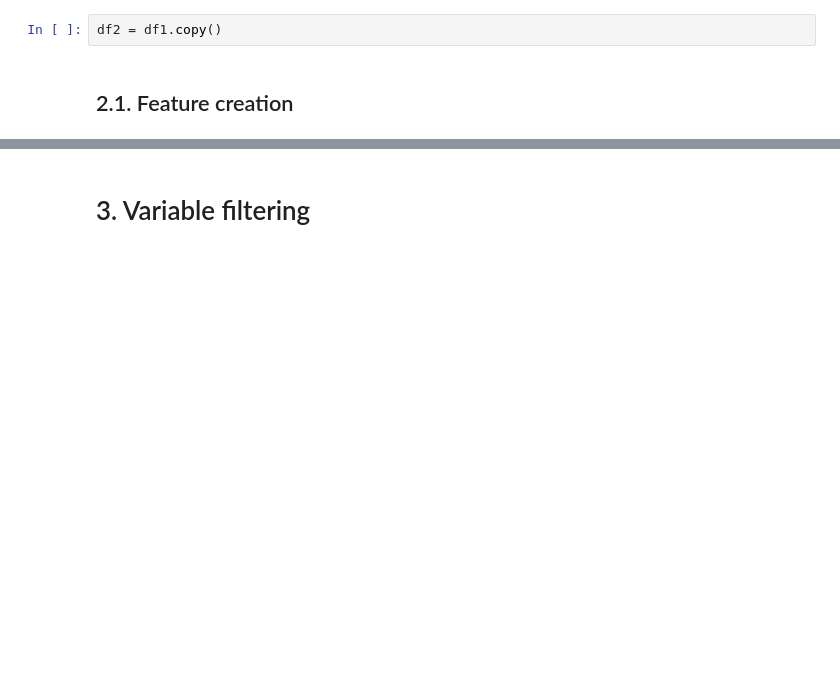
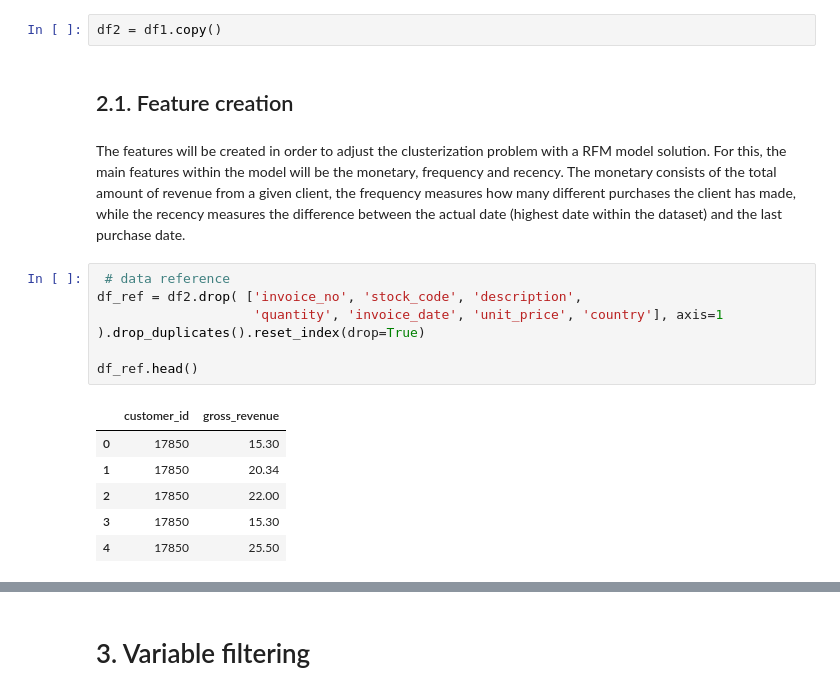
Before and after one commit to pedropscf/3-insiders-clustering, a Jupyter notebook: notebooks/m01-insiders-clustering.ipynb, the cells around one changed output, grey strips where cells are left out. Drawn from its saved outputs; the diff is of its cells as text; blank space fills up the shorter version.

```diff
--- a/notebooks/m01-insiders-clustering.ipynb
+++ b/notebooks/m01-insiders-clustering.ipynb
@@ -245,4 +256,19 @@ dtype: object
 df2 = df1.copy()
 # %% [markdown]
 ## 2.1. Feature creation
+# %% [markdown]
+The features will be created in order to adjust the clusterization problem with a RFM model solution. For this, the main features within the model will be the monetary, frequency and recency. The monetary consists of the total amount of revenue from a given client, the frequency measures how many different purchases the client has made, while the recency measures the difference between the actual date (highest date within the dataset) and the last purchase date.
+# %%
+ # data reference
+df_ref = df2.drop( ['invoice_no', 'stock_code', 'description',
+                    'quantity', 'invoice_date', 'unit_price', 'country'], axis=1 ).drop_duplicates().reset_index(drop=True)
+
+df_ref.head()
+# %% [output]
+|  | customer_id | gross_revenue |
+| 0 | 17850 | 15.30 |
+| 1 | 17850 | 20.34 |
+| 2 | 17850 | 22.00 |
+| 3 | 17850 | 15.30 |
+| 4 | 17850 | 25.50 |
 # %%
```
Also changed, not shown: parts of 21 cells of this notebook.
